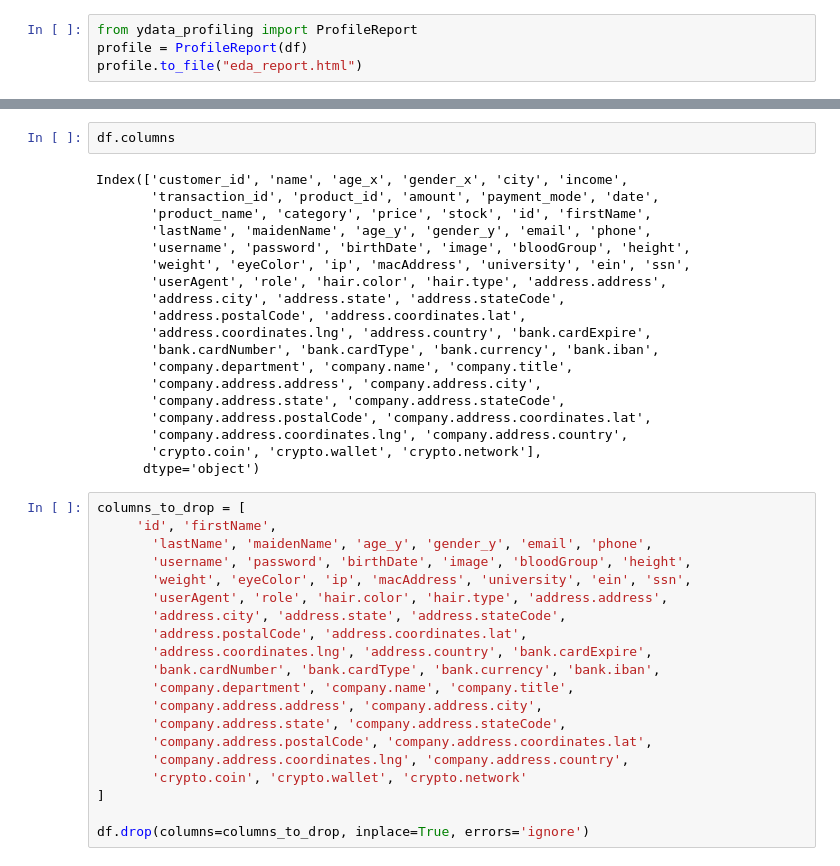
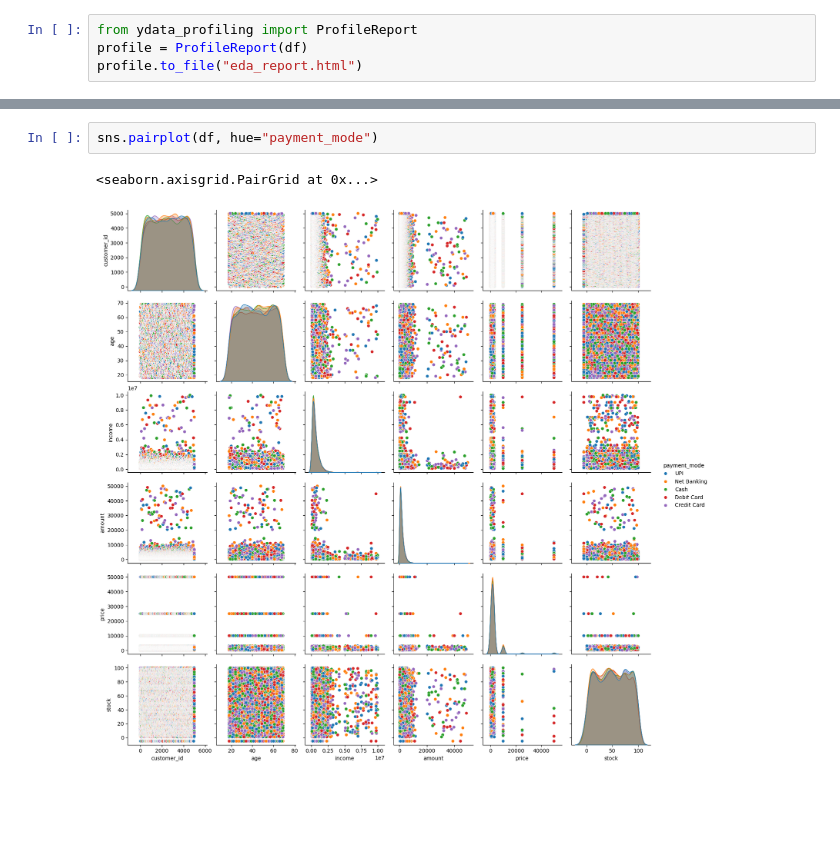
Before and after one commit to Parth-M-M/Rnw, a Jupyter notebook: python/practical_exam/practical_exam.ipynb, the cells around one changed output, grey strips where cells are left out. Drawn from its saved outputs; the diff is of its cells as text; blank space fills up the shorter version.

```diff
--- a/python/practical_exam/practical_exam.ipynb
+++ b/python/practical_exam/practical_exam.ipynb
@@ -104,41 +201,5 @@ sns.heatmap(df.corr(numeric_only=True), annot=True)
 # %%
-df.columns
+sns.pairplot(df, hue="payment_mode")
 # %% [output]
-Index(['customer_id', 'name', 'age_x', 'gender_x', 'city', 'income',
-       'transaction_id', 'product_id', 'amount', 'payment_mode', 'date',
-       'product_name', 'category', 'price', 'stock', 'id', 'firstName',
-       'lastName', 'maidenName', 'age_y', 'gender_y', 'email', 'phone',
-       'username', 'password', 'birthDate', 'image', 'bloodGroup', 'height',
-       'weight', 'eyeColor', 'ip', 'macAddress', 'university', 'ein', 'ssn',
-       'userAgent', 'role', 'hair.color', 'hair.type', 'address.address',
-       'address.city', 'address.state', 'address.stateCode',
-       'address.postalCode', 'address.coordinates.lat',
-       'address.coordinates.lng', 'address.country', 'bank.cardExpire',
-       'bank.cardNumber', 'bank.cardType', 'bank.currency', 'bank.iban',
-       'company.department', 'company.name', 'company.title',
-       'company.address.address', 'company.address.city',
-       'company.address.state', 'company.address.stateCode',
-       'company.address.postalCode', 'company.address.coordinates.lat',
-       'company.address.coordinates.lng', 'company.address.country',
-       'crypto.coin', 'crypto.wallet', 'crypto.network'],
-      dtype='object')
+<seaborn.axisgrid.PairGrid at 0x...>
+[figure, added]
-# %%
-columns_to_drop = [
-     'id', 'firstName',
-       'lastName', 'maidenName', 'age_y', 'gender_y', 'email', 'phone',
-       'username', 'password', 'birthDate', 'image', 'bloodGroup', 'height',
-       'weight', 'eyeColor', 'ip', 'macAddress', 'university', 'ein', 'ssn',
-       'userAgent', 'role', 'hair.color', 'hair.type', 'address.address',
-       'address.city', 'address.state', 'address.stateCode',
-       'address.postalCode', 'address.coordinates.lat',
-       'address.coordinates.lng', 'address.country', 'bank.cardExpire',
-       'bank.cardNumber', 'bank.cardType', 'bank.currency', 'bank.iban',
-       'company.department', 'company.name', 'company.title',
-       'company.address.address', 'company.address.city',
-       'company.address.state', 'company.address.stateCode',
-       'company.address.postalCode', 'company.address.coordinates.lat',
-       'company.address.coordinates.lng', 'company.address.country',
-       'crypto.coin', 'crypto.wallet', 'crypto.network'
-]
-
-df.drop(columns=columns_to_drop, inplace=True, errors='ignore')
```
Also changed, not shown: parts of 62 cells of this notebook, 4 other files.
